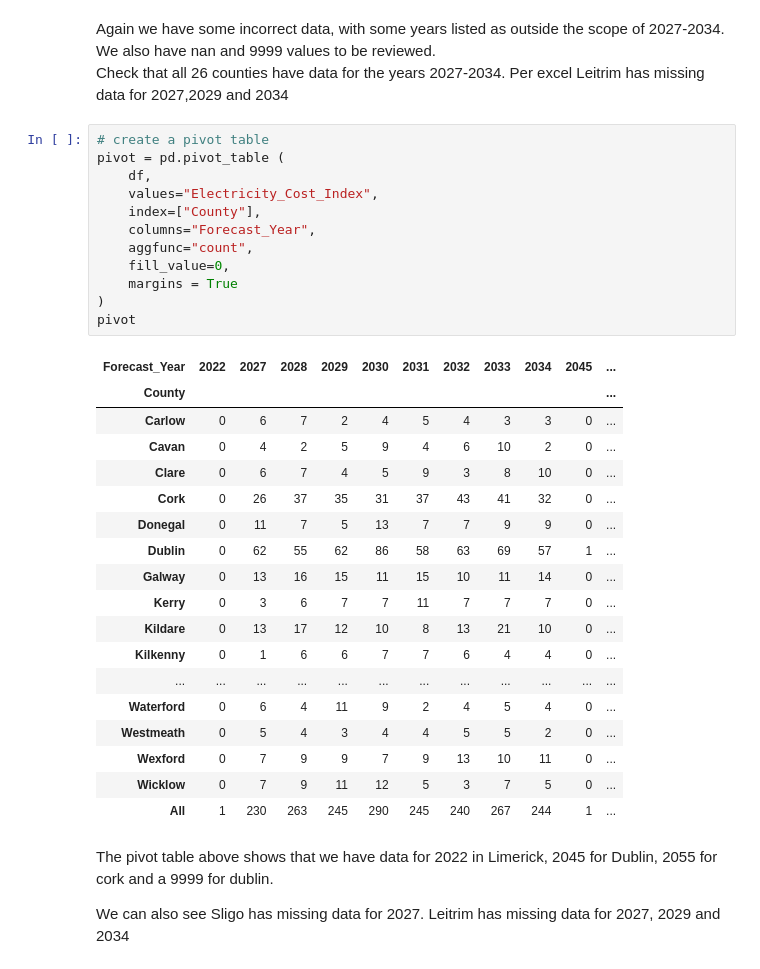
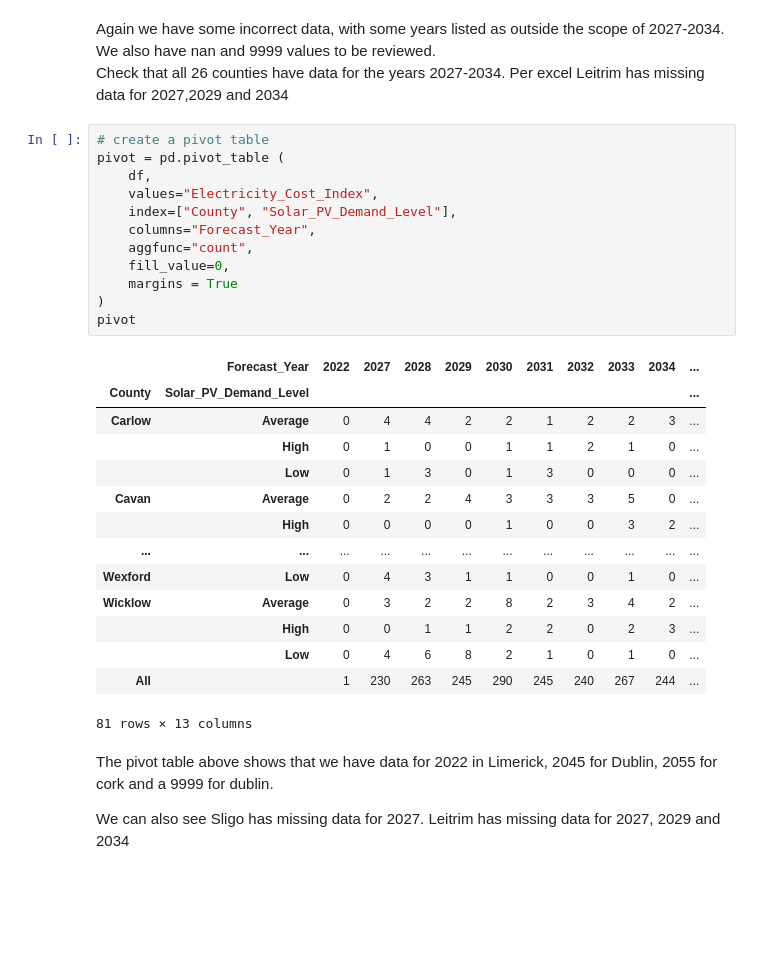
Before and after one commit to sba26096-CiaranLynch/IntegratedCA2, a Jupyter notebook: Integrated_CA_2.ipynb, the cells around one changed output. Drawn from its saved outputs; the diff is of its cells as text; blank space fills up the shorter version.

```diff
--- a/Integrated_CA_2.ipynb
+++ b/Integrated_CA_2.ipynb
@@ -585,34 +610,30 @@ Check that all 26 counties have data for the years 2027-2034.  Per excel Leitrim
 # %%
 # create a pivot table
 pivot = pd.pivot_table (
     df,
     values="Electricity_Cost_Index",
-    index=["County"],
+    index=["County", "Solar_PV_Demand_Level"],
     columns="Forecast_Year",
     aggfunc="count",
     fill_value=0,
     margins = True
 )
 pivot
 # %% [output]
-| Forecast_Year | 2022 | 2027 | 2028 | 2029 | 2030 | 2031 | 2032 | 2033 | 2034 | 2045 | ... |
-| County |  |  |  |  |  |  |  |  |  |  | ... |
-| Carlow | 0 | 6 | 7 | 2 | 4 | 5 | 4 | 3 | 3 | 0 | ... |
-| Cavan | 0 | 4 | 2 | 5 | 9 | 4 | 6 | 10 | 2 | 0 | ... |
-| Clare | 0 | 6 | 7 | 4 | 5 | 9 | 3 | 8 | 10 | 0 | ... |
-| Cork | 0 | 26 | 37 | 35 | 31 | 37 | 43 | 41 | 32 | 0 | ... |
-| Donegal | 0 | 11 | 7 | 5 | 13 | 7 | 7 | 9 | 9 | 0 | ... |
-| Dublin | 0 | 62 | 55 | 62 | 86 | 58 | 63 | 69 | 57 | 1 | ... |
-| Galway | 0 | 13 | 16 | 15 | 11 | 15 | 10 | 11 | 14 | 0 | ... |
-| Kerry | 0 | 3 | 6 | 7 | 7 | 11 | 7 | 7 | 7 | 0 | ... |
-| Kildare | 0 | 13 | 17 | 12 | 10 | 8 | 13 | 21 | 10 | 0 | ... |
-| Kilkenny | 0 | 1 | 6 | 6 | 7 | 7 | 6 | 4 | 4 | 0 | ... |
+|  | Forecast_Year | 2022 | 2027 | 2028 | 2029 | 2030 | 2031 | 2032 | 2033 | 2034 | ... |
+| County | Solar_PV_Demand_Level |  |  |  |  |  |  |  |  |  | ... |
+| Carlow | Average | 0 | 4 | 4 | 2 | 2 | 1 | 2 | 2 | 3 | ... |
+|  | High | 0 | 1 | 0 | 0 | 1 | 1 | 2 | 1 | 0 | ... |
+|  | Low | 0 | 1 | 3 | 0 | 1 | 3 | 0 | 0 | 0 | ... |
+| Cavan | Average | 0 | 2 | 2 | 4 | 3 | 3 | 3 | 5 | 0 | ... |
+|  | High | 0 | 0 | 0 | 0 | 1 | 0 | 0 | 3 | 2 | ... |
 | ... | ... | ... | ... | ... | ... | ... | ... | ... | ... | ... | ... |
-| Waterford | 0 | 6 | 4 | 11 | 9 | 2 | 4 | 5 | 4 | 0 | ... |
-| Westmeath | 0 | 5 | 4 | 3 | 4 | 4 | 5 | 5 | 2 | 0 | ... |
-| Wexford | 0 | 7 | 9 | 9 | 7 | 9 | 13 | 10 | 11 | 0 | ... |
-| Wicklow | 0 | 7 | 9 | 11 | 12 | 5 | 3 | 7 | 5 | 0 | ... |
-| All | 1 | 230 | 263 | 245 | 290 | 245 | 240 | 267 | 244 | 1 | ... |
+| Wexford | Low | 0 | 4 | 3 | 1 | 1 | 0 | 0 | 1 | 0 | ... |
+| Wicklow | Average | 0 | 3 | 2 | 2 | 8 | 2 | 3 | 4 | 2 | ... |
+|  | High | 0 | 0 | 1 | 1 | 2 | 2 | 0 | 2 | 3 | ... |
+|  | Low | 0 | 4 | 6 | 8 | 2 | 1 | 0 | 1 | 0 | ... |
+| All |  | 1 | 230 | 263 | 245 | 290 | 245 | 240 | 267 | 244 | ... |
+81 rows × 13 columns
 # %% [markdown]
 The pivot table above shows that we have data for 2022 in Limerick, 2045 for Dublin, 2055 for cork and a 9999 for dublin.
 
```
Also changed, not shown: parts of 27 cells of this notebook.
